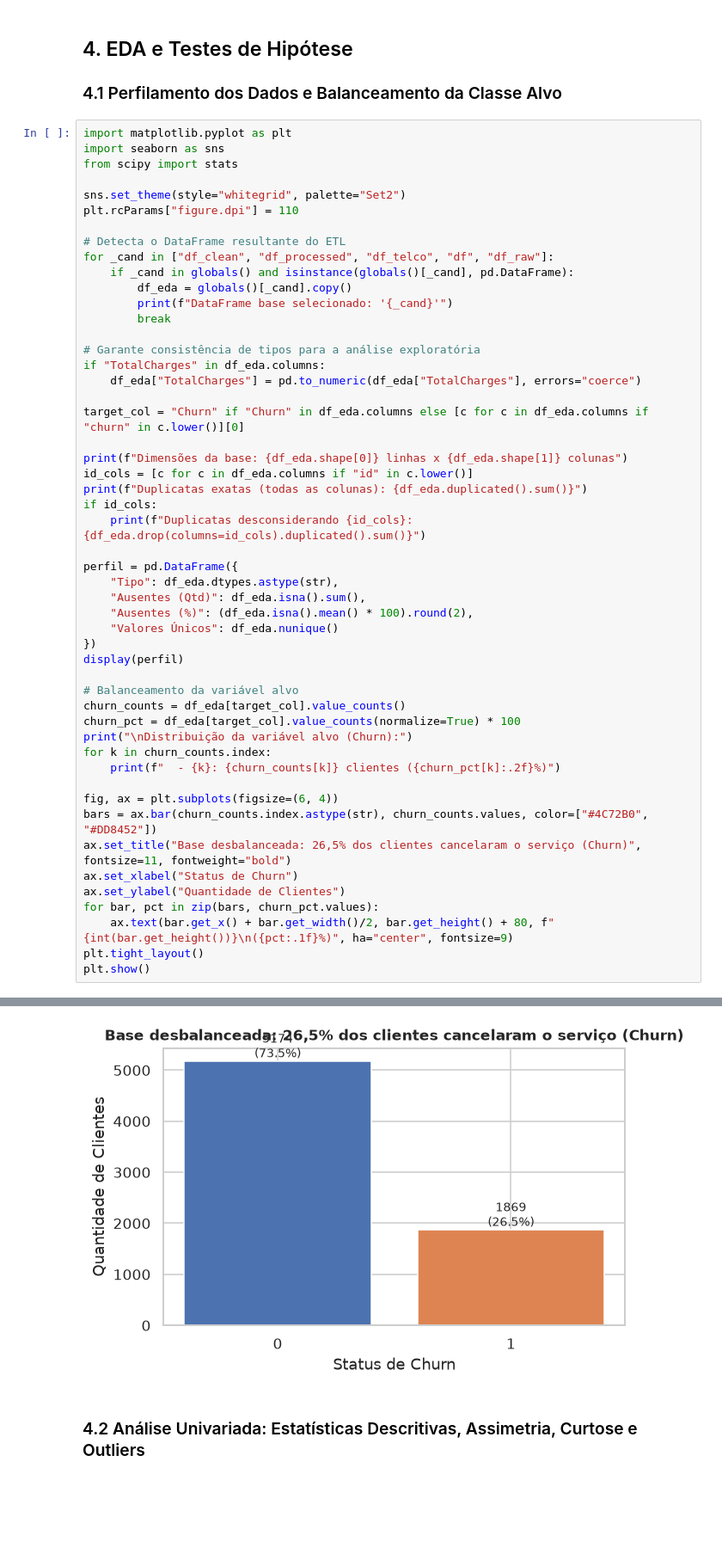
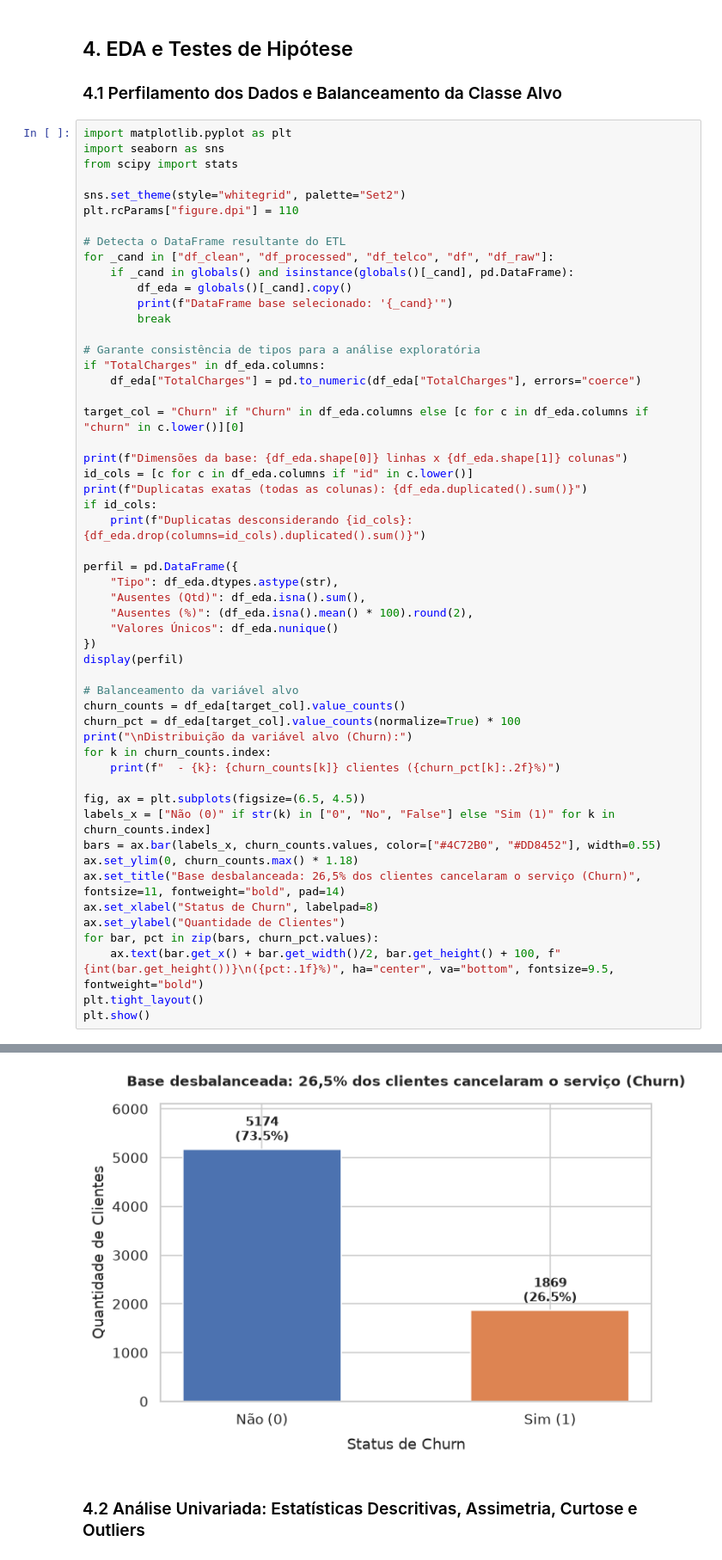
Before and after one commit to Hallason823/MachineLearning-2026.2, a Jupyter notebook: notebooks/02_classification.ipynb, the cells around one changed output, grey strips where cells are left out. Shown at 86% size. Saved outputs shown, nothing was run; the diff lists cells and outputs as text; blank space fills up the shorter version.

Commit message:
fix(eda): ajusta espaçamento do gráfico de Churn e adiciona registro de uso de IA

```diff
--- a/notebooks/02_classification.ipynb
+++ b/notebooks/02_classification.ipynb
@@ -335,40 +335,42 @@ print("\nDistribuição da variável alvo (Churn):")
 for k in churn_counts.index:
     print(f"  - {k}: {churn_counts[k]} clientes ({churn_pct[k]:.2f}%)")
 
-fig, ax = plt.subplots(figsize=(6, 4))
-bars = ax.bar(churn_counts.index.astype(str), churn_counts.values, color=["#4C72B0", "#DD8452"])
-ax.set_title("Base desbalanceada: 26,5% dos clientes cancelaram o serviço (Churn)", fontsize=11, fontweight="bold")
-ax.set_xlabel("Status de Churn")
+fig, ax = plt.subplots(figsize=(6.5, 4.5))
+labels_x = ["Não (0)" if str(k) in ["0", "No", "False"] else "Sim (1)" for k in churn_counts.index]
+bars = ax.bar(labels_x, churn_counts.values, color=["#4C72B0", "#DD8452"], width=0.55)
+ax.set_ylim(0, churn_counts.max() * 1.18)
+ax.set_title("Base desbalanceada: 26,5% dos clientes cancelaram o serviço (Churn)", fontsize=11, fontweight="bold", pad=14)
+ax.set_xlabel("Status de Churn", labelpad=8)
 ax.set_ylabel("Quantidade de Clientes")
 for bar, pct in zip(bars, churn_pct.values):
-    ax.text(bar.get_x() + bar.get_width()/2, bar.get_height() + 80, f"{int(bar.get_height())}\n({pct:.1f}%)", ha="center", fontsize=9)
+    ax.text(bar.get_x() + bar.get_width()/2, bar.get_height() + 100, f"{int(bar.get_height())}\n({pct:.1f}%)", ha="center", va="bottom", fontsize=9.5, fontweight="bold")
 plt.tight_layout()
 plt.show()
 # %% [output]
 DataFrame base selecionado: 'df'
 Dimensões da base: 7043 linhas x 20 colunas
 Duplicatas exatas (todas as colunas): 22
 |  | Tipo | Ausentes (Qtd) | Ausentes (%) | Valores Únicos |
 | gender | str | 0 | 0.00 | 2 |
 | seniorcitizen | int64 | 0 | 0.00 | 2 |
 | partner | str | 0 | 0.00 | 2 |
 | dependents | str | 0 | 0.00 | 2 |
 | tenure | int64 | 0 | 0.00 | 73 |
 | phoneservice | str | 0 | 0.00 | 2 |
 | multiplelines | str | 0 | 0.00 | 3 |
 | internetservice | str | 0 | 0.00 | 3 |
 | onlinesecurity | str | 0 | 0.00 | 3 |
 | onlinebackup | str | 0 | 0.00 | 3 |
 | ... | ... | ... | ... | ... |
 | paperlessbilling | str | 0 | 0.00 | 2 |
 | paymentmethod | str | 0 | 0.00 | 4 |
 | monthlycharges | float64 | 0 | 0.00 | 1585 |
 | totalcharges | float64 | 11 | 0.16 | 6530 |
 | churn | int64 | 0 | 0.00 | 2 |
 Distribuição da variável alvo (Churn):
   - 0: 5174 clientes (73.46%)
   - 1: 1869 clientes (26.54%)
-[figure, old version]
+[figure, new version]
 # %% [markdown]
 ### 4.2 Análise Univariada: Estatísticas Descritivas, Assimetria, Curtose e Outliers
 # %%
```
Also changed, not shown: parts of 2 cells of this notebook.
